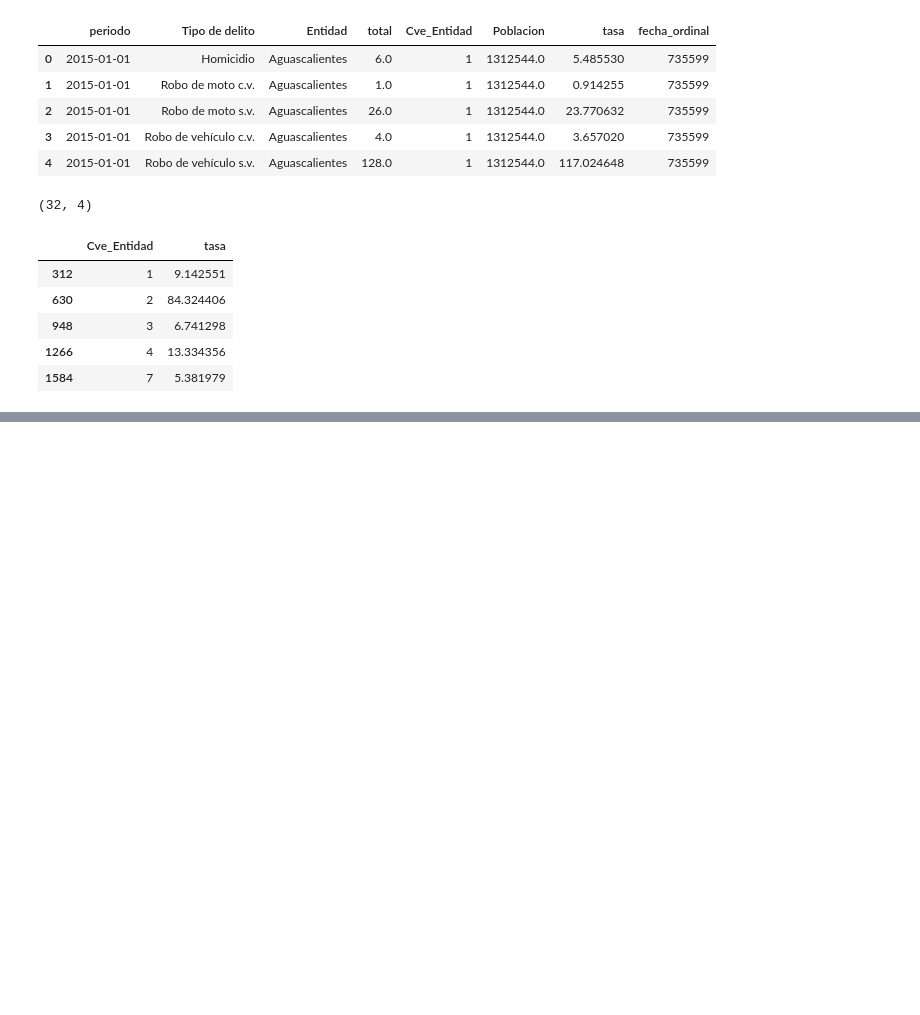
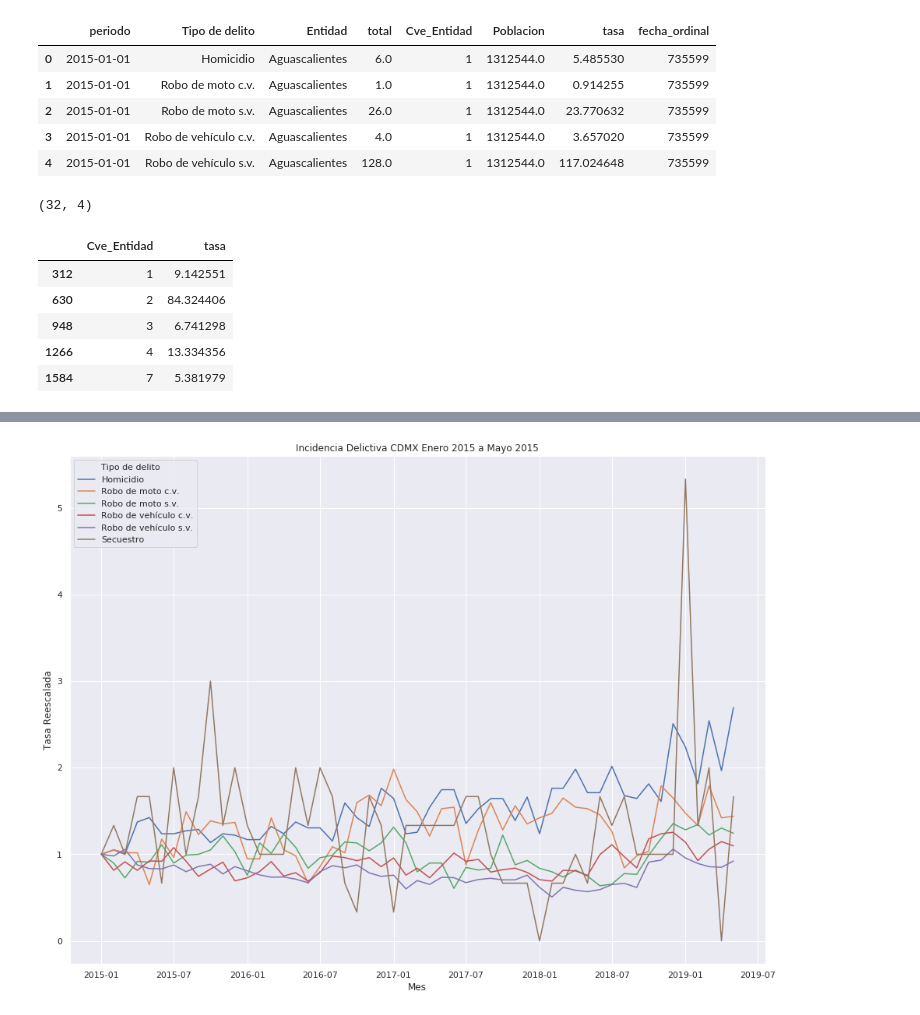
Before and after one commit to gemathus/analisis-incidencia-delictiva, a Jupyter notebook: 1_Incidencia_delictiva_mexico_enero2015_mayo2019.ipynb, the cells around one changed output, grey strips where cells are left out. Cells and saved outputs as stored; diff of their text form; code cells hidden in the pictures; blank space fills up the shorter version.

Commit message:
base rate

```diff
--- a/1_Incidencia_delictiva_mexico_enero2015_mayo2019.ipynb
+++ b/1_Incidencia_delictiva_mexico_enero2015_mayo2019.ipynb
@@ -708,0 +725,5 @@ mx_shp.plot(column="tasa", legend=True, cmap="rainbow")
+# %%
+tasa_base = cdmx[cdmx['periodo'] == '2015-01-1'][['tasa', 'Tipo de delito']]
+tasa_base.columns=('tasa_base', 'Tipo de delito')
+# %%
+cdmx = cdmx.merge(tasa_base, on ='Tipo de delito')
@@ -708,0 +739,7 @@ mx_shp.plot(column="tasa", legend=True, cmap="rainbow")
+# %%
+f, ax = plt.subplots(1, figsize=(16, 12))
+ax = sns.lineplot(x="periodo", y=cdmx['tasa']/cdmx['tasa_base'], hue="Tipo de delito", data=cdmx, ax=ax)
+ax.set_title('Incidencia Delictiva CDMX Enero 2015 a Mayo 2015')
+ax.set(xlabel='Mes', ylabel='Tasa Reescalada')
+# %% [output]
+[figure, added]
```
Also changed, not shown: parts of 20 cells of this notebook.
